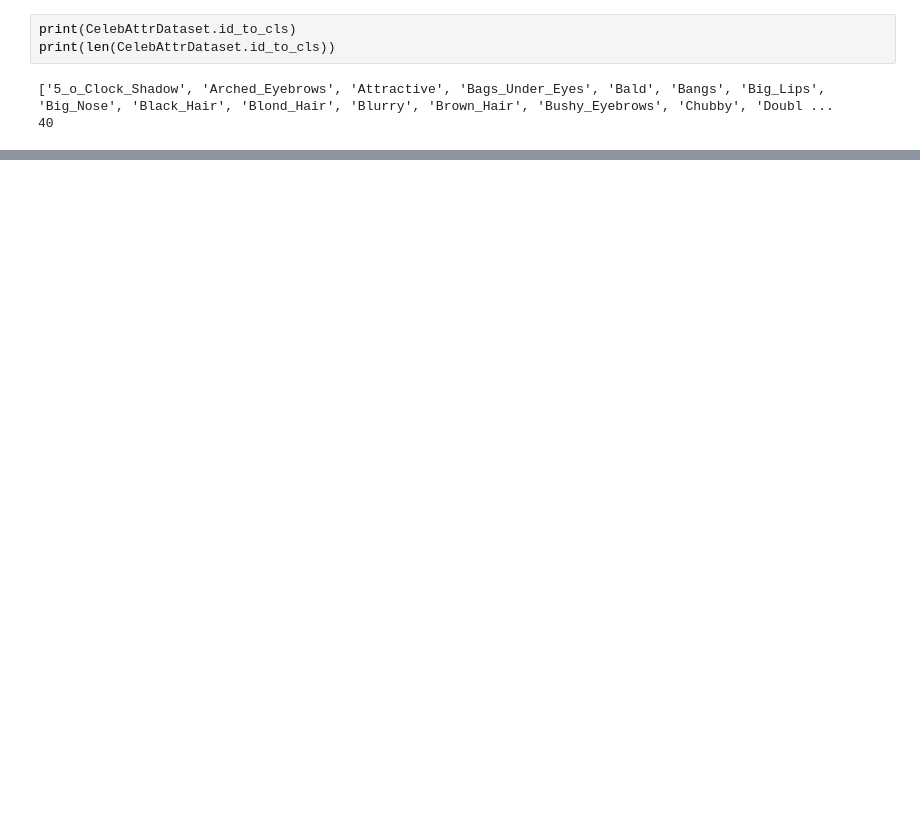
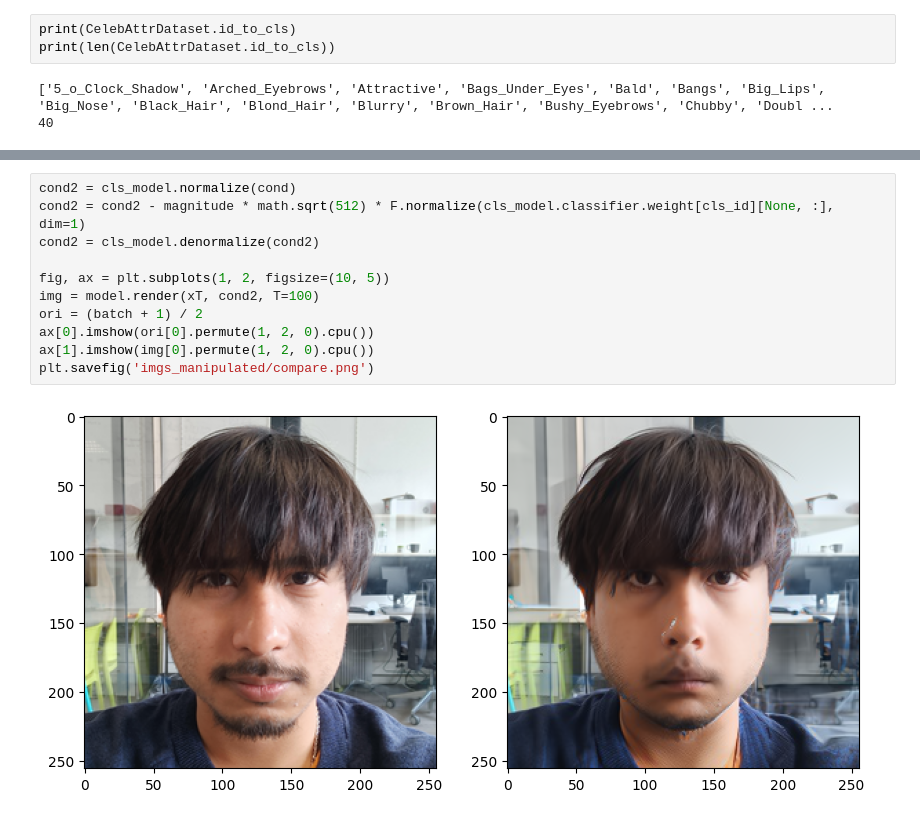
Before and after one commit to Saranga7/diffae, a Jupyter notebook: manipulate_saranga.ipynb, the cells around one changed output, grey strips where cells are left out. Saved outputs shown, nothing was run; the diff lists cells and outputs as text; blank space fills up the shorter version.

```diff
--- a/manipulate_saranga.ipynb
+++ b/manipulate_saranga.ipynb
@@ -84,0 +87,13 @@ plt.savefig('imgs_manipulated/compare.png')
+# %%
+cond2 = cls_model.normalize(cond)
+cond2 = cond2 - magnitude * math.sqrt(512) * F.normalize(cls_model.classifier.weight[cls_id][None, :], dim=1)
+cond2 = cls_model.denormalize(cond2)
+
+fig, ax = plt.subplots(1, 2, figsize=(10, 5))
+img = model.render(xT, cond2, T=100)
+ori = (batch + 1) / 2
+ax[0].imshow(ori[0].permute(1, 2, 0).cpu())
+ax[1].imshow(img[0].permute(1, 2, 0).cpu())
+plt.savefig('imgs_manipulated/compare.png')
+# %% [output]
+[figure, added]
```
Also changed, not shown: parts of 8 cells of this notebook, 13 other files.
